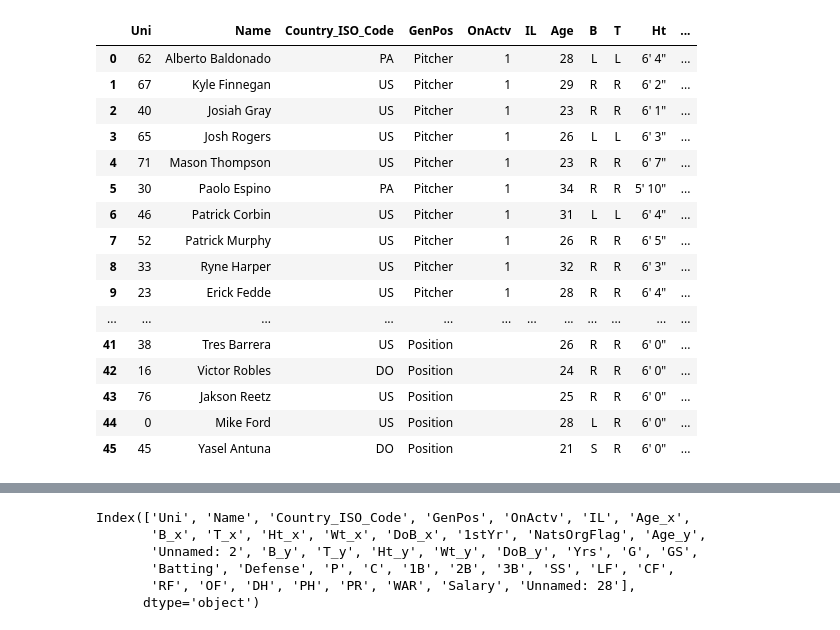
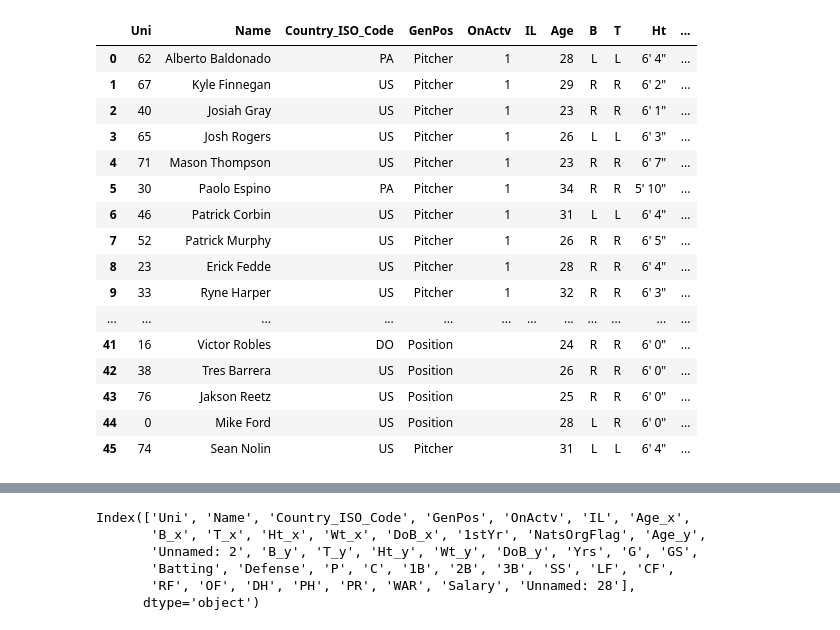
Before and after one commit to tah96/washington-nationals, a Jupyter notebook: ROSTER.ipynb, the cells around one changed output, grey strips where cells are left out. Saved outputs shown, nothing was run; the diff lists cells and outputs as text; code cells hidden in the pictures.

```diff
--- a/ROSTER.ipynb
+++ b/ROSTER.ipynb
@@ -98,3 +46,4 @@ all_nats_players_this_season_html = roster_soup.find('table', class_="sortable s
 # %%
 active_40_man_df = pd.read_html(nats_roster_page,keep_default_na=False)[0]
-active_40_man_df.drop(active_40_man_df.tail(1).index,inplace = True)
+active_40_man_df = active_40_man_df[active_40_man_df.Name != 'Name']
+active_40_man_df
@@ -144,2 +91,2 @@ active_40_man_df
 # %%
-active_40_man_df = active_40_man_df.rename(columns={"Unnamed: 3": "Country_ISO_Code","Unnamed: 4": "GenPos"},inplace = False)
+active_40_man_col_rename = active_40_man_df.rename(columns={"Unnamed: 3": "Country_ISO_Code","Unnamed: 4": "GenPos"},inplace = False)
@@ -166,24 +113,24 @@ active_40_man_df
 # %%
-revised_country_values = active_40_man_df["Country_ISO_Code"].str.slice(start=-2).to_list()
-active_40_man_df["Country_ISO_Code"] = revised_country_values
+revised_country_values = active_40_man_col_rename["Country_ISO_Code"].str.slice(start=-2).to_list()
+active_40_man_col_rename["Country_ISO_Code"] = revised_country_values
 # %%
-active_40_man_df = active_40_man_df.drop(['Rk'],axis=1)
-active_40_man_df
+active_40_man_col_rename = active_40_man_col_rename.drop(['Rk'],axis=1)
+active_40_man_col_rename
 # %% [output]
 |  | Uni | Name | Country_ISO_Code | GenPos | OnActv | IL | Age | B | T | Ht | ... |
 | 0 | 62 | Alberto Baldonado | PA | Pitcher | 1 |  | 28 | L | L | 6' 4" | ... |
 | 1 | 67 | Kyle Finnegan | US | Pitcher | 1 |  | 29 | R | R | 6' 2" | ... |
 | 2 | 40 | Josiah Gray | US | Pitcher | 1 |  | 23 | R | R | 6' 1" | ... |
 | 3 | 65 | Josh Rogers | US | Pitcher | 1 |  | 26 | L | L | 6' 3" | ... |
 | 4 | 71 | Mason Thompson | US | Pitcher | 1 |  | 23 | R | R | 6' 7" | ... |
 | 5 | 30 | Paolo Espino | PA | Pitcher | 1 |  | 34 | R | R | 5' 10" | ... |
 | 6 | 46 | Patrick Corbin | US | Pitcher | 1 |  | 31 | L | L | 6' 4" | ... |
 | 7 | 52 | Patrick Murphy | US | Pitcher | 1 |  | 26 | R | R | 6' 5" | ... |
-| 8 | 33 | Ryne Harper | US | Pitcher | 1 |  | 32 | R | R | 6' 3" | ... |
-| 9 | 23 | Erick Fedde | US | Pitcher | 1 |  | 28 | R | R | 6' 4" | ... |
+| 8 | 23 | Erick Fedde | US | Pitcher | 1 |  | 28 | R | R | 6' 4" | ... |
+| 9 | 33 | Ryne Harper | US | Pitcher | 1 |  | 32 | R | R | 6' 3" | ... |
 | ... | ... | ... | ... | ... | ... | ... | ... | ... | ... | ... | ... |
-| 41 | 38 | Tres Barrera | US | Position |  |  | 26 | R | R | 6' 0" | ... |
-| 42 | 16 | Victor Robles | DO | Position |  |  | 24 | R | R | 6' 0" | ... |
+| 41 | 16 | Victor Robles | DO | Position |  |  | 24 | R | R | 6' 0" | ... |
+| 42 | 38 | Tres Barrera | US | Position |  |  | 26 | R | R | 6' 0" | ... |
 | 43 | 76 | Jakson Reetz | US | Position |  |  | 25 | R | R | 6' 0" | ... |
 | 44 | 0 | Mike Ford | US | Position |  |  | 28 | L | R | 6' 0" | ... |
-| 45 | 45 | Yasel Antuna | DO | Position |  |  | 21 | S | R | 6' 0" | ... |
+| 45 | 74 | Sean Nolin | US | Pitcher |  |  | 31 | L | L | 6' 4" | ... |
```
Also changed, not shown: parts of 44 cells of this notebook, 1 other file.
